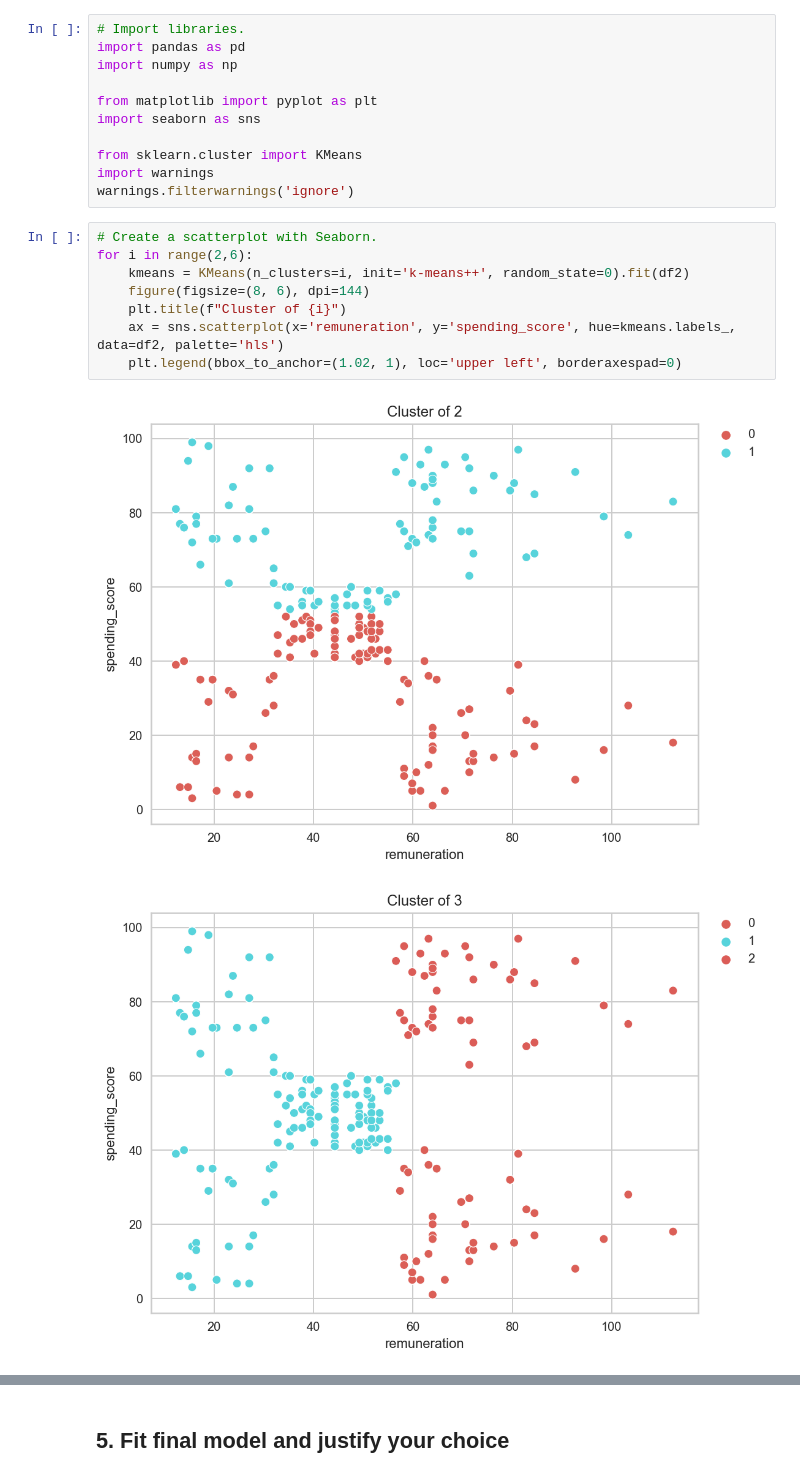
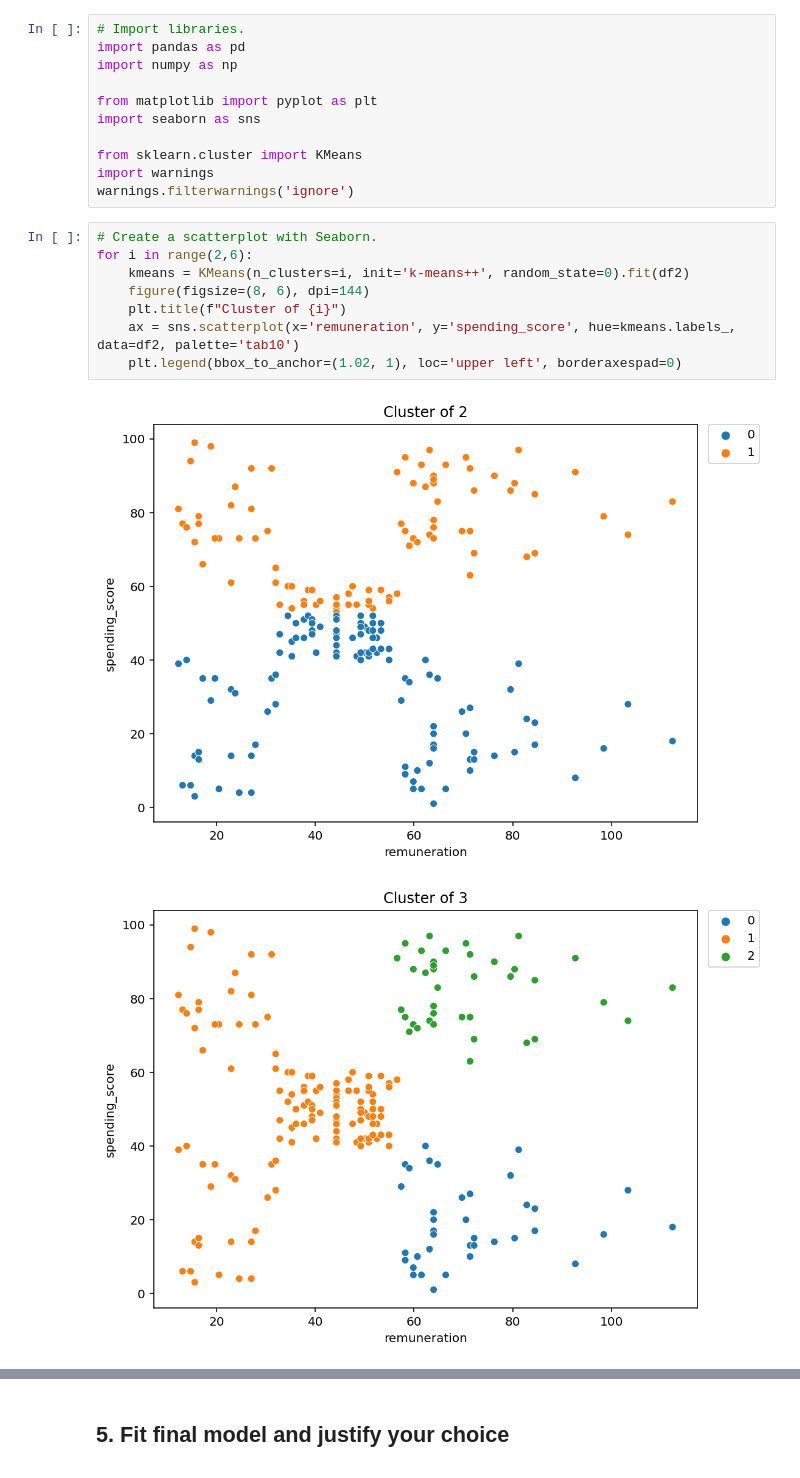
Before and after one commit to heyashy/LSE_DA301_ASSIGNMENT, a Jupyter notebook: LSE_DA301_assignment_Weeks 1 to 3_template.ipynb, the cells around one changed output, grey strips where cells are left out. Cells and saved outputs as stored; diff of their text form.

```diff
--- a/LSE_DA301_assignment_Weeks 1 to 3_template.ipynb
+++ b/LSE_DA301_assignment_Weeks 1 to 3_template.ipynb
@@ -677,11 +677,11 @@ warnings.filterwarnings('ignore')
 # %%
 # Create a scatterplot with Seaborn.
 for i in range(2,6):
     kmeans = KMeans(n_clusters=i, init='k-means++', random_state=0).fit(df2)
     figure(figsize=(8, 6), dpi=144)
     plt.title(f"Cluster of {i}")
-    ax = sns.scatterplot(x='remuneration', y='spending_score', hue=kmeans.labels_, data=df2, palette='hls')
+    ax = sns.scatterplot(x='remuneration', y='spending_score', hue=kmeans.labels_, data=df2, palette='tab10')
     plt.legend(bbox_to_anchor=(1.02, 1), loc='upper left', borderaxespad=0)
 # %% [output]
-[figure, old version]
+[figure, new version]
-[figure, old version]
+[figure, new version]
```
Also changed, not shown: parts of 3 cells of this notebook, 3 other files.
